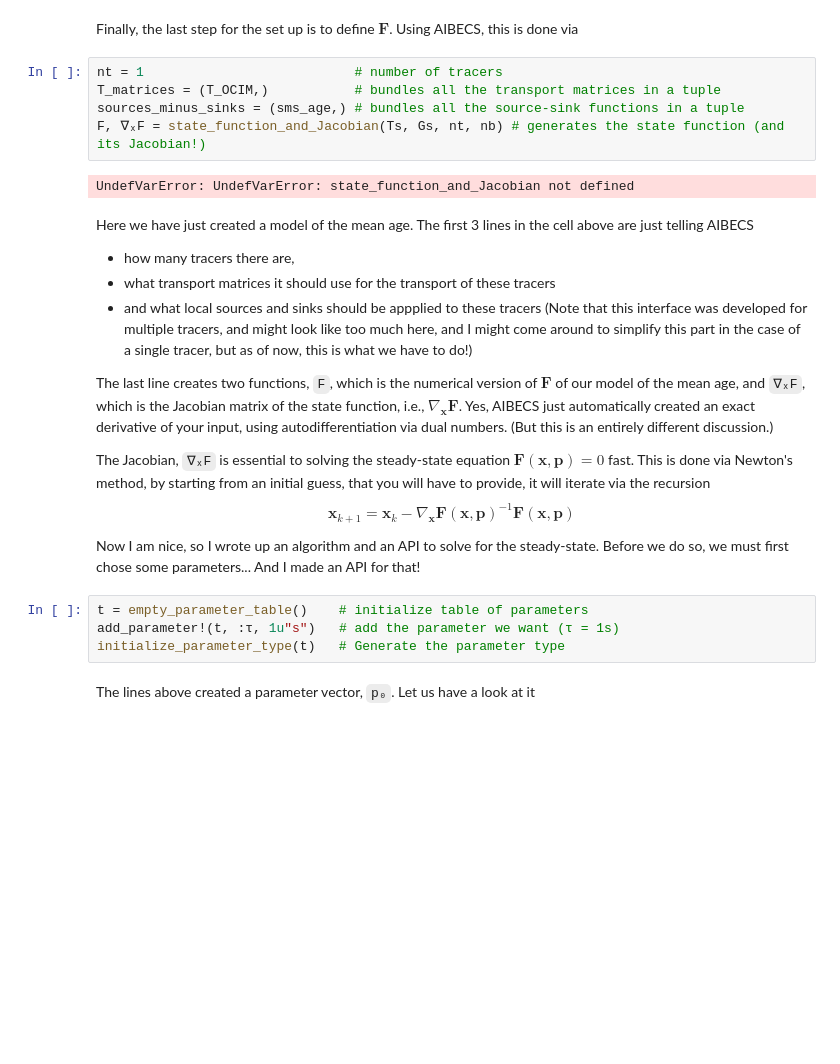
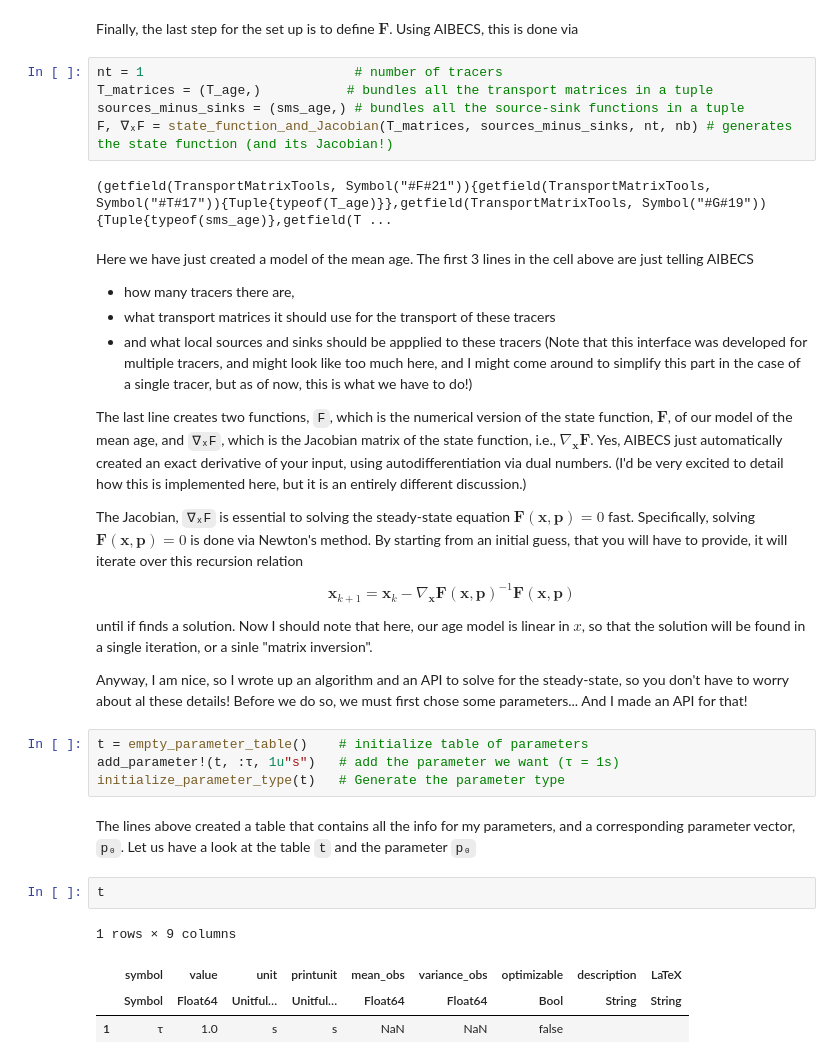
Before and after one commit to briochemc/AIBECS_demo, a Jupyter notebook: AIBECS_demo_age.ipynb, the cells around one changed output. Drawn from its saved outputs; the diff is of its cells as text; blank space fills up the shorter version.

```diff
--- a/AIBECS_demo_age.ipynb
+++ b/AIBECS_demo_age.ipynb
@@ -164,11 +214,11 @@ Finally, the last step for the set up is to define $\boldsymbol{F}$.
 Using AIBECS, this is done via
 # %%
 nt = 1                           # number of tracers
-T_matrices = (T_OCIM,)           # bundles all the transport matrices in a tuple
+T_matrices = (T_age,)           # bundles all the transport matrices in a tuple
 sources_minus_sinks = (sms_age,) # bundles all the source-sink functions in a tuple
-F, ∇ₓF = state_function_and_Jacobian(Ts, Gs, nt, nb) # generates the state function (and its Jacobian!)
+F, ∇ₓF = state_function_and_Jacobian(T_matrices, sources_minus_sinks, nt, nb) # generates the state function (and its Jacobian!)
 # %% [output]
-UndefVarError: UndefVarError: state_function_and_Jacobian not defined
+(getfield(TransportMatrixTools, Symbol("#F#21")){getfield(TransportMatrixTools, Symbol("#T#17")){Tuple{typeof(T_age)}},getfield(TransportMatrixTools, Symbol("#G#19")){Tuple{typeof(sms_age)},getfield(T ...
 # %% [markdown]
 Here we have just created a model of the mean age.
 The first 3 lines in the cell above are just telling AIBECS
@@ -177,22 +227,34 @@ The first 3 lines in the cell above are just telling AIBECS
 - and what local sources and sinks should be appplied to these tracers
 (Note that this interface was developed for multiple tracers, and might look like too much here, and I might come around to simplify this part in the case of a single tracer, but as of now, this is what we have to do!)
 
-The last line creates two functions, `F`, which is the numerical version of $\boldsymbol{F}$ of our model of the mean age, and `∇ₓF`, which is the Jacobian matrix of the state function, i.e., $\nabla_{\boldsymbol{x}}\boldsymbol{F}$.
+The last line creates two functions, `F`, which is the numerical version of the state function, $\boldsymbol{F}$, of our model of the mean age, and `∇ₓF`, which is the Jacobian matrix of the state function, i.e., $\nabla_{\boldsymbol{x}}\boldsymbol{F}$.
 Yes, AIBECS just automatically created an exact derivative of your input, using autodifferentiation via dual numbers.
-(But this is an entirely different discussion.)
+(I'd be very excited to detail how this is implemented here, but it is an entirely different discussion.)
 
 The Jacobian, `∇ₓF` is essential to solving the steady-state equation $\boldsymbol{F}(\boldsymbol{x}, \boldsymbol{p}) = 0$ fast.
-This is done via Newton's method, by starting from an initial guess, that you will have to provide, it will iterate via the recursion
+Specifically, solving $\boldsymbol{F}(\boldsymbol{x}, \boldsymbol{p}) = 0$ is done via Newton's method.
+By starting from an initial guess, that you will have to provide, it will iterate over this recursion relation
+
 $$\boldsymbol{x}_{k+1} = \boldsymbol{x}_{k} - \nabla_{\boldsymbol{x}}\boldsymbol{F}(\boldsymbol{x}, \boldsymbol{p})^{-1} \boldsymbol{F}(\boldsymbol{x}, \boldsymbol{p}) $$
 
-Now I am nice, so I wrote up an algorithm and an API to solve for the steady-state.
+until if finds a solution.
+Now I should note that here, our age model is linear in $x$, so that the solution will be found in a single iteration, or a sinle "matrix inversion".
+
+Anyway, I am nice, so I wrote up an algorithm and an API to solve for the steady-state, so you don't have to worry about al these details!
 Before we do so, we must first chose some parameters... And I made an API for that!
 # %%
 t = empty_parameter_table()    # initialize table of parameters
 add_parameter!(t, :τ, 1u"s")   # add the parameter we want (τ = 1s)
 initialize_parameter_type(t)   # Generate the parameter type
 # %% [markdown]
-The lines above created a parameter vector, `p₀`.
-Let us have a look at it
+The lines above created a table that contains all the info for my parameters, and a corresponding parameter vector, `p₀`.
+Let us have a look at the table `t` and the parameter `p₀`
+# %%
+t
+# %% [output]
+1 rows × 9 columns
+|  | symbol | value | unit | printunit | mean_obs | variance_obs | optimizable | description | LaTeX |
+|  | Symbol | Float64 | Unitful… | Unitful… | Float64 | Float64 | Bool | String | String |
+| 1 | τ | 1.0 | s | s | NaN | NaN | false |  |  |
 # %%
 p₀
```
Also changed, not shown: parts of 41 cells of this notebook, 1 other file.
